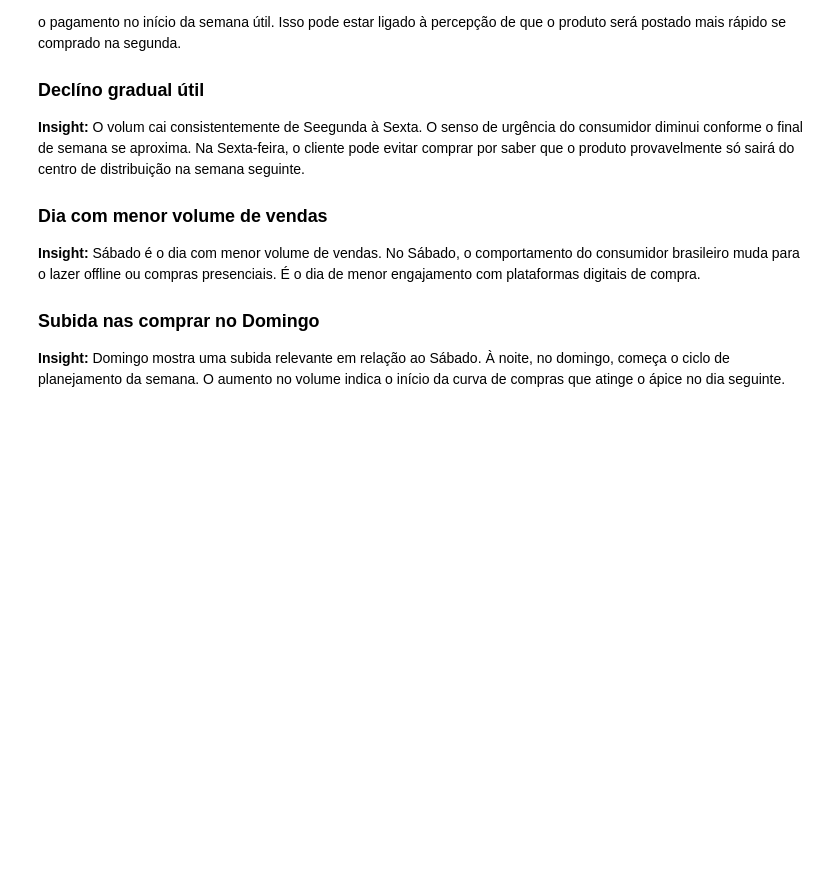
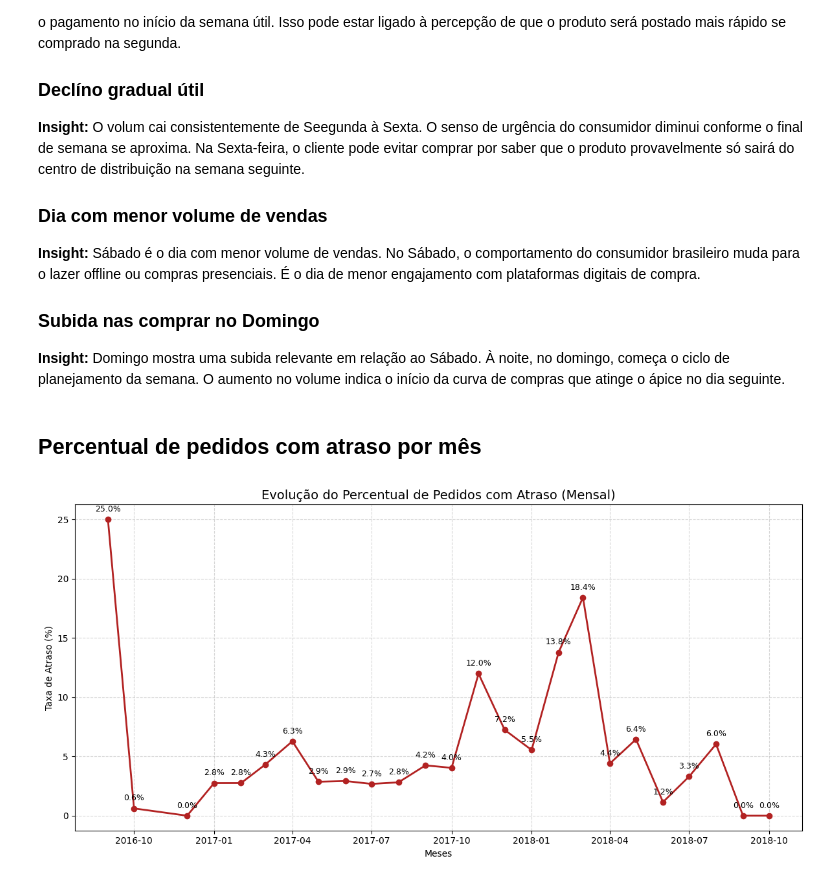
Before and after one commit to MatheusGom/BigDataECommerce, a Jupyter notebook: notebooks/silver_notebook.ipynb, the cells around one changed output. Cells and saved outputs as stored; diff of their text form; code cells hidden in the pictures; blank space fills up the shorter version.

Commit message:
feat: create 'Percentual de pedidos com atraso por mês' insight

```diff
--- a/notebooks/silver_notebook.ipynb
+++ b/notebooks/silver_notebook.ipynb
@@ -199,3 +199,30 @@ Passing `palette` without assigning `hue` is deprecated and will be removed in v
 
 <h3>Subida nas comprar no Domingo</h3>
 <strong>Insight:</strong> Domingo mostra uma subida relevante em relação ao Sábado. À noite, no domingo, começa o ciclo de planejamento da semana. O aumento no volume indica o início da curva de compras que atinge o ápice no dia seguinte.
+# %% [markdown]
+## Percentual de pedidos com atraso por mês
+# %%
+df_trend = df['olist_orders_dataset'].copy()
+df_trend['order_purchase_timestamp'] = pd.to_datetime(df_trend['order_purchase_timestamp'])
+
+df_trend['month_year'] = df_trend['order_purchase_timestamp'].dt.to_period('M')
+
+monthly_delay = df_trend.groupby('month_year')['is_late'].mean() * 100
+
+monthly_delay.index = monthly_delay.index.to_timestamp()
+
+plt.figure(figsize=(12, 6))
+plt.plot(monthly_delay.index, monthly_delay.values, marker='o', linestyle='-', color='firebrick', linewidth=2)
+
+plt.title('Evolução do Percentual de Pedidos com Atraso (Mensal)', fontsize=14)
+plt.ylabel('Taxa de Atraso (%)')
+plt.xlabel('Meses')
+plt.grid(True, linestyle='--', alpha=0.5)
+
+for x, y in zip(monthly_delay.index, monthly_delay.values):
+    plt.text(x, y + 0.5, f'{y:.1f}%', ha='center', va='bottom', fontsize=9)
+
+plt.tight_layout()
+plt.show()
+# %% [output]
+[figure, added]
```
Also changed, not shown: parts of 1 cell of this notebook.
